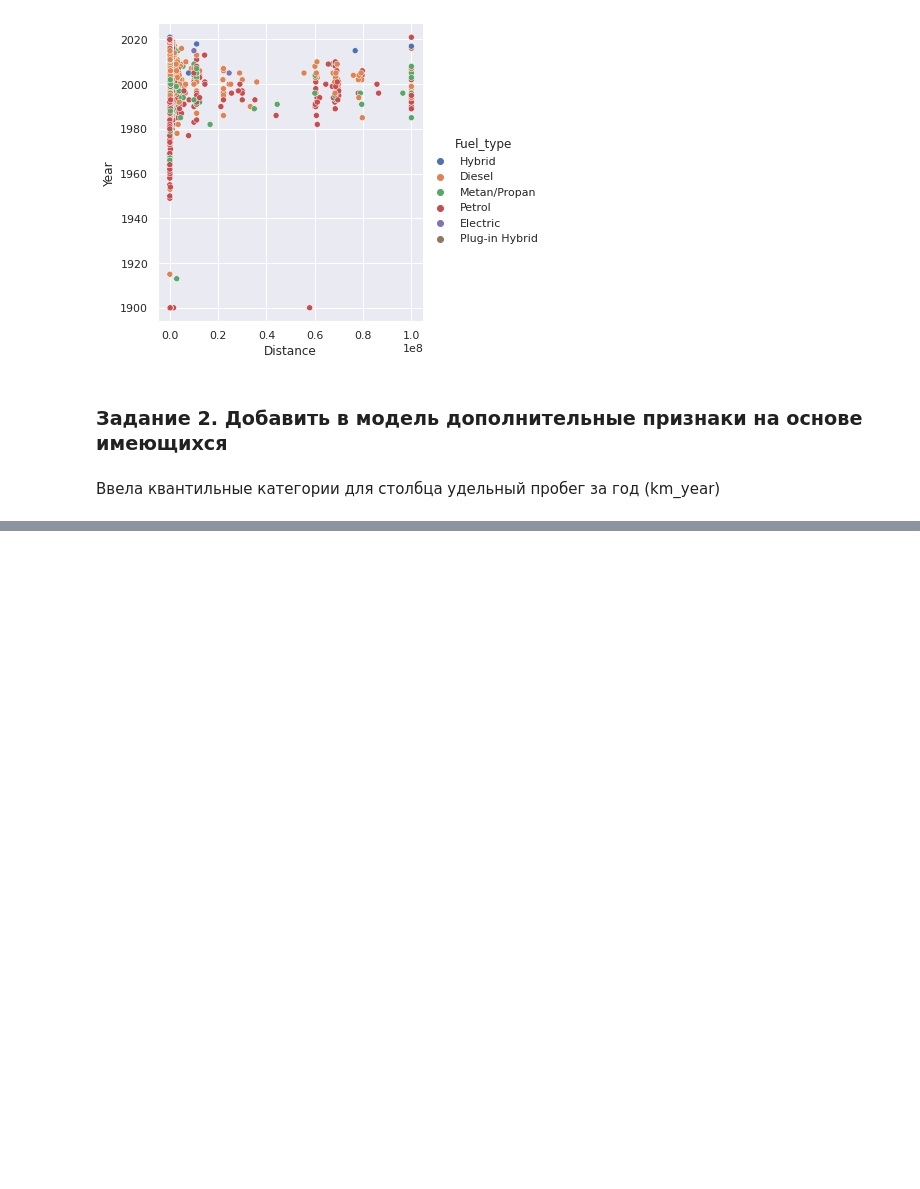
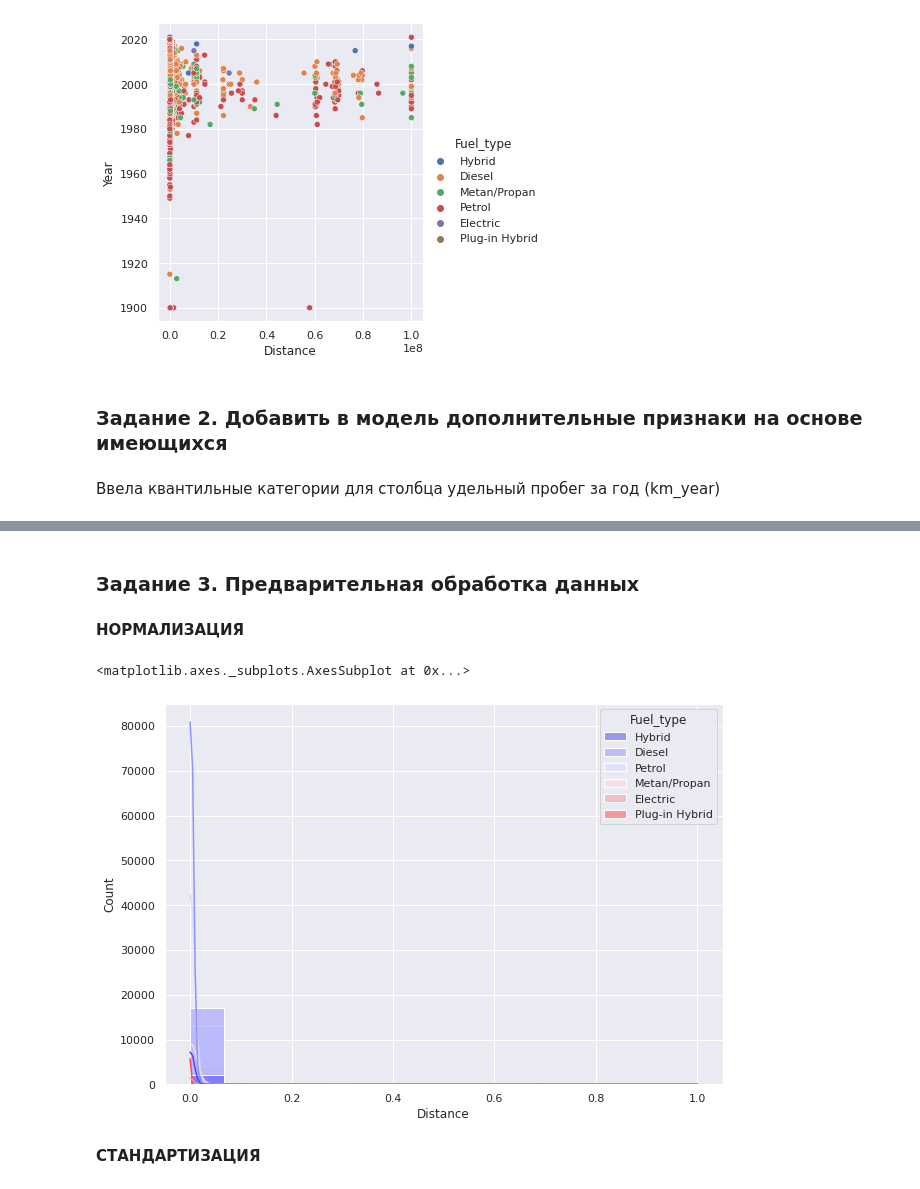
Before and after one commit to rosali3/innopolis_course, a Jupyter notebook: Homework_ML.ipynb, the cells around one changed output, grey strips where cells are left out. Cells and saved outputs as stored; diff of their text form; code cells hidden in the pictures; blank space fills up the shorter version.

```diff
--- a/Homework_ML.ipynb
+++ b/Homework_ML.ipynb
@@ -212,0 +173,22 @@ counts[counts<100]
+# %% [markdown]
+### Задание 3. Предварительная обработка данных
+# %% [markdown]
+**НОРМАЛИЗАЦИЯ**
+# %%
+df_norm = df.copy()
+num_columns = df_norm.describe().columns
+
+Xmin = df[num_columns].min()
+Xmax = df[num_columns].max()
+
+df_norm[num_columns] = (df[num_columns] - Xmin) / (Xmax - Xmin)
+# %%
+fig = plt.figure(figsize=(10,7))
+sns.histplot(data = df_norm,
+             x = 'Distance',
+             hue = 'Fuel_type',
+             bins = 15, kde = True,
+             palette='bwr')
+# %% [output]
+<matplotlib.axes._subplots.AxesSubplot at 0x...>
+[figure, added]
@@ -212,0 +197,2 @@ counts[counts<100]
+# %% [markdown]
+**СТАНДАРТИЗАЦИЯ**
```
Also changed, not shown: parts of 28 cells of this notebook.
